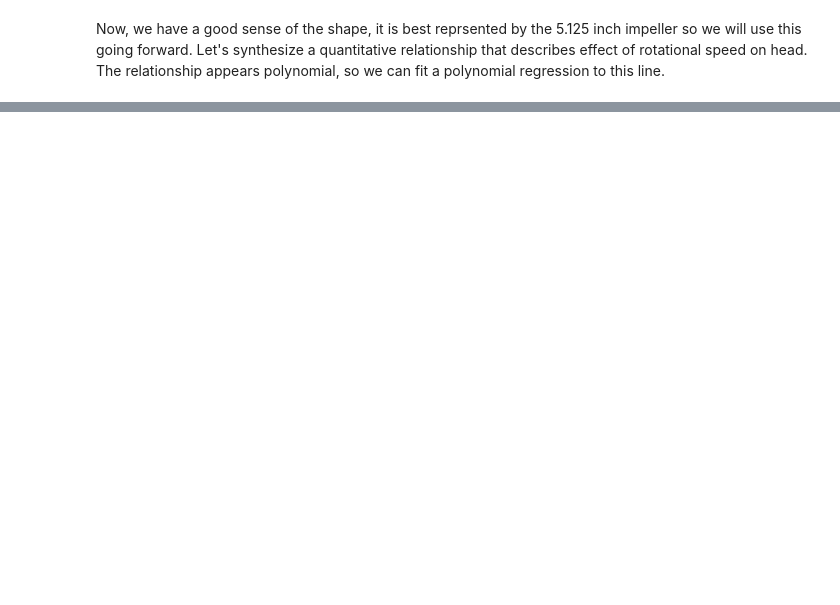
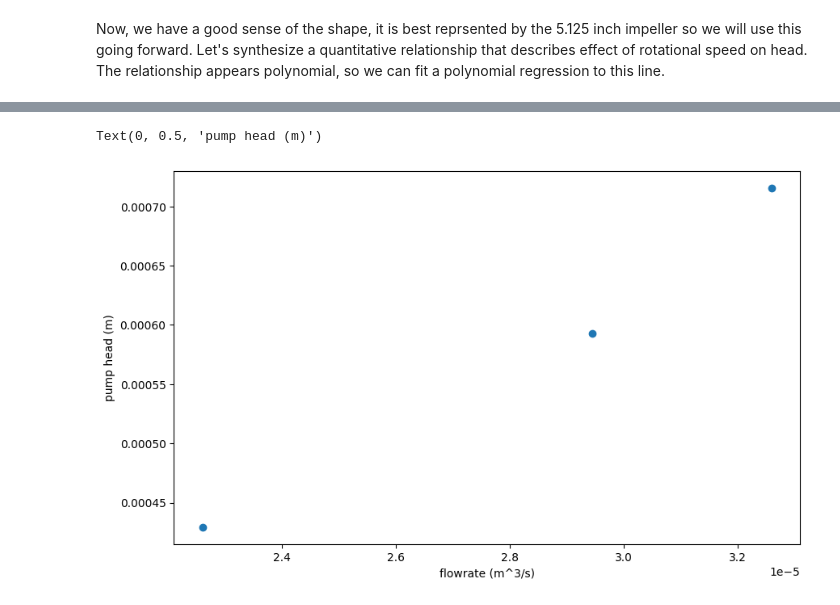
Before and after one commit to rahilisashaik/cbe154, a Jupyter notebook: centrifugal-pump/exp-data-analysis.ipynb, the cells around one changed output, grey strips where cells are left out. Saved outputs shown, nothing was run; the diff lists cells and outputs as text; code cells hidden in the pictures; blank space fills up the shorter version.

```diff
--- a/centrifugal-pump/exp-data-analysis.ipynb
+++ b/centrifugal-pump/exp-data-analysis.ipynb
@@ -140,0 +153,10 @@ $$ \textbf{Prepare a plot of head as a function of capacity for a single rpm.} $
+# %%
+df_50 = df.query("motor_speed == 50")
+# %%
+plt.figure(figsize=(10,6))
+plt.scatter(df_50["volumetric_flowrate"], df_50["pump_head"], marker="o")
+plt.xlabel("flowrate (m^3/s)")
+plt.ylabel("pump head (m)")
+# %% [output]
+Text(0, 0.5, 'pump head (m)')
+[figure, added]
```
Also changed, not shown: parts of 31 cells of this notebook.
